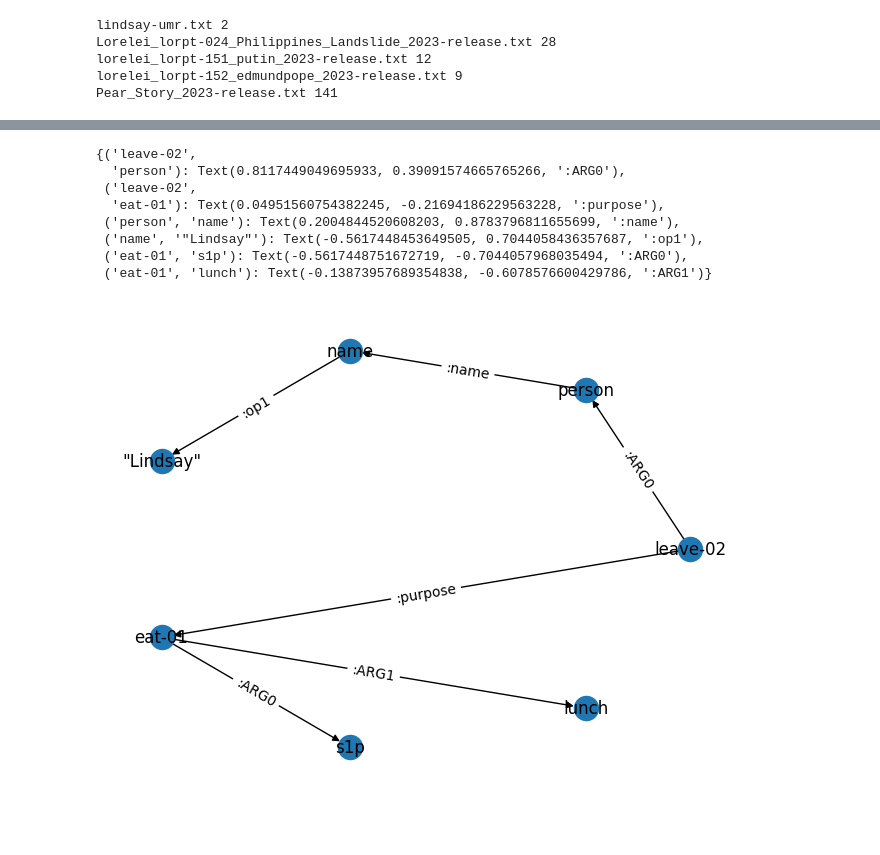
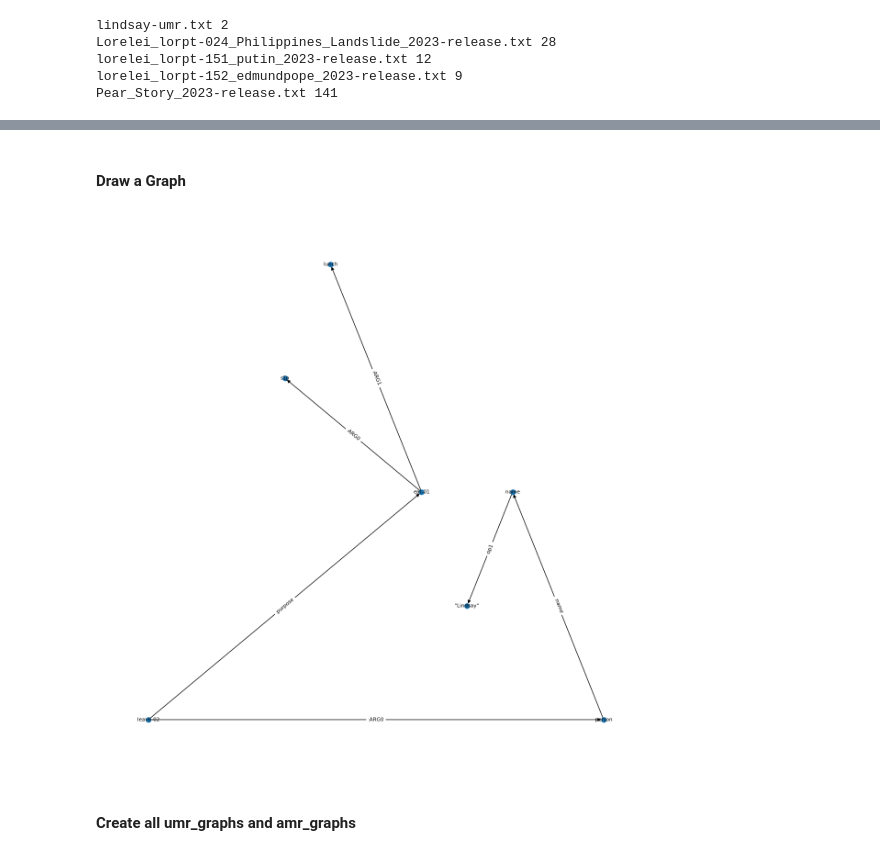
Before and after one commit to clairepost/AMRtoUMR, a Jupyter notebook: Metrics.ipynb, the cells around one changed output, grey strips where cells are left out. Drawn from its saved outputs; the diff is of its cells as text; code cells hidden in the pictures; blank space fills up the shorter version.

Commit message:
generating graphs works
will update to be less messy

```diff
--- a/Metrics.ipynb
+++ b/Metrics.ipynb
@@ -268,14 +301,14 @@ lunch 8
+# %% [markdown]
+#### Draw a Graph
 # %%
-pos = nx.circular_layout(G)
-nx.draw(G,pos, with_labels = True)
-nx.draw_networkx_edge_labels(G,pos,edge_labels=nx.get_edge_attributes(G,'label'))
+import matplotlib.pyplot as plt
+def draw_graph(G):
+    pos = nx.planar_layout(G)
+    plt.figure(1,figsize=(12,12))
+    nx.draw(G,pos, with_labels = True,labels = nx.get_node_attributes(G, 'name'),node_size=60,font_size=8)
+    nx.draw_networkx_edge_labels(G,pos,edge_labels=nx.get_edge_attributes(G,'label'),font_size=8)
+draw_graph(G)
 # %% [output]
-{('leave-02',
-  'person'): Text(0.8117449049695933, 0.39091574665765266, ':ARG0'),
- ('leave-02',
-  'eat-01'): Text(0.04951560754382245, -0.21694186229563228, ':purpose'),
- ('person', 'name'): Text(0.2004844520608203, 0.8783796811655699, ':name'),
- ('name', '"Lindsay"'): Text(-0.5617448453649505, 0.7044058436357687, ':op1'),
- ('eat-01', 's1p'): Text(-0.5617448751672719, -0.7044057968035494, ':ARG0'),
- ('eat-01', 'lunch'): Text(-0.13873957689354838, -0.6078576600429786, ':ARG1')}
-[figure, old version]
+[figure, new version]
+# %% [markdown]
+#### Create all umr_graphs and amr_graphs
```
Also changed, not shown: parts of 11 cells of this notebook.
